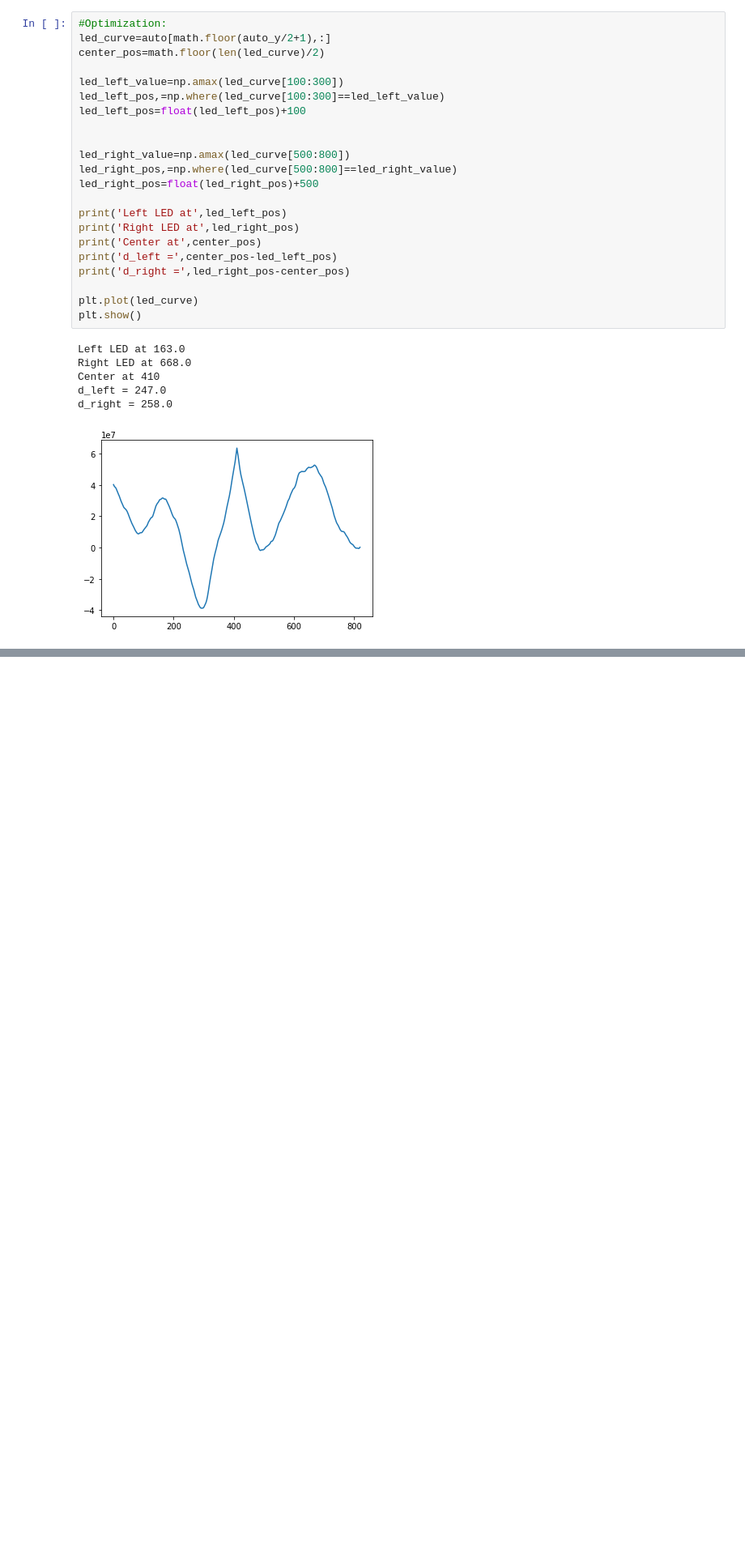
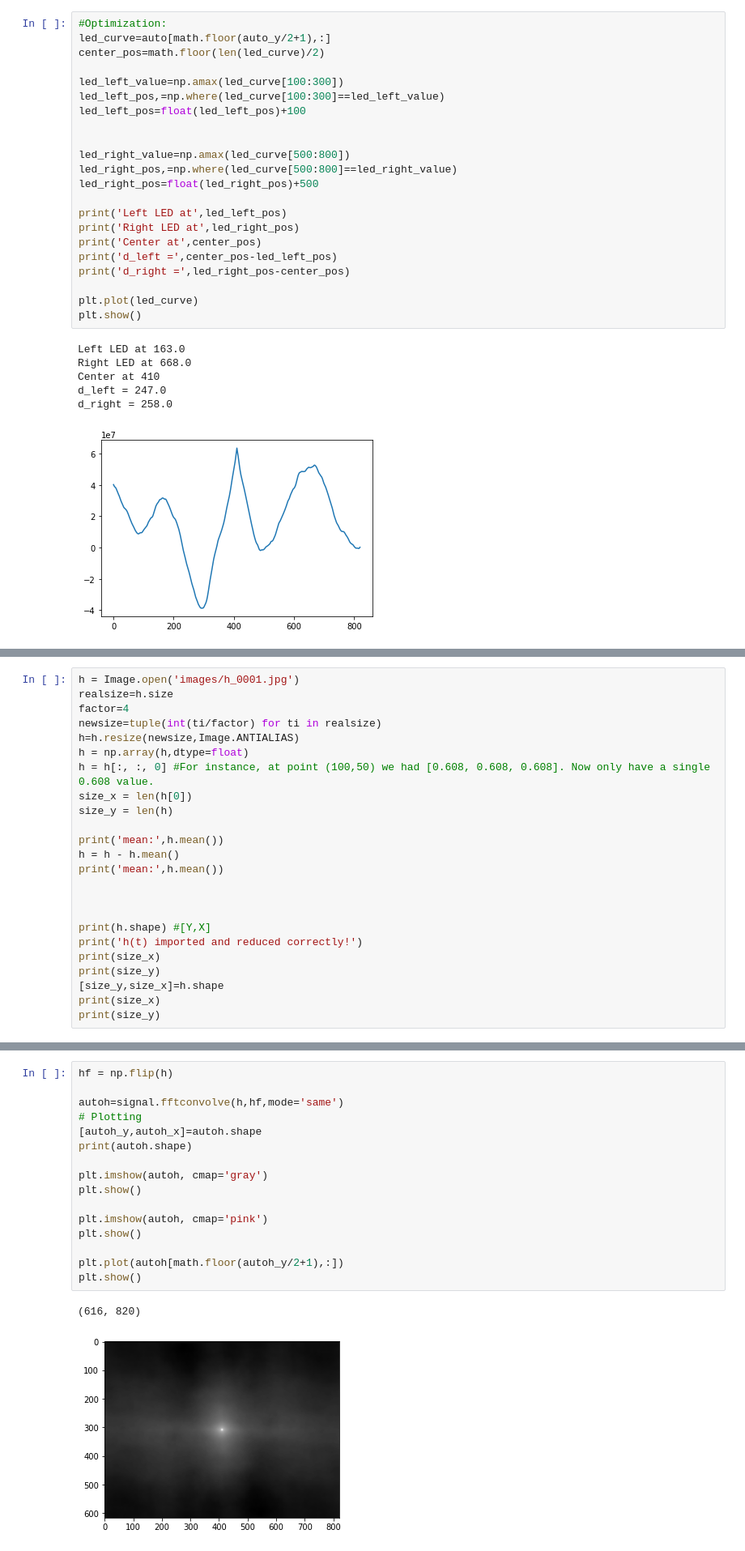
Before and after one commit to olivierleblanc/diffusercam, a Jupyter notebook: bernat/optimitzation02.ipynb, the cells around one changed output, grey strips where cells are left out. Shown at 81% size. Saved outputs shown, nothing was run; the diff lists cells and outputs as text; blank space fills up the shorter version.

```diff
--- a/bernat/optimitzation02.ipynb
+++ b/bernat/optimitzation02.ipynb
@@ -274,0 +386,24 @@ d_right = 258.0
+# %%
+h = Image.open('images/h_0001.jpg')
+realsize=h.size
+factor=4
+newsize=tuple(int(ti/factor) for ti in realsize)
+h=h.resize(newsize,Image.ANTIALIAS)
+h = np.array(h,dtype=float)
+h = h[:, :, 0] #For instance, at point (100,50) we had [0.608, 0.608, 0.608]. Now only have a single 0.608 value.
+size_x = len(h[0])
+size_y = len(h)
+
+print('mean:',h.mean())
+h = h - h.mean()
+print('mean:',h.mean())
+
+
+
+print(h.shape) #[Y,X]
+print('h(t) imported and reduced correctly!')
+print(size_x)
+print(size_y)
+[size_y,size_x]=h.shape
+print(size_x)
+print(size_y)
@@ -274,0 +419,19 @@ d_right = 258.0
+# %%
+hf = np.flip(h)
+
+autoh=signal.fftconvolve(h,hf,mode='same')
+# Plotting
+[autoh_y,autoh_x]=autoh.shape
+print(autoh.shape)
+
+plt.imshow(autoh, cmap='gray')
+plt.show()
+
+plt.imshow(autoh, cmap='pink')
+plt.show()
+
+plt.plot(autoh[math.floor(autoh_y/2+1),:])
+plt.show()
+# %% [output]
+(616, 820)
+[figure, added]
```
Also changed, not shown: parts of 10 cells of this notebook, 1 other file.
